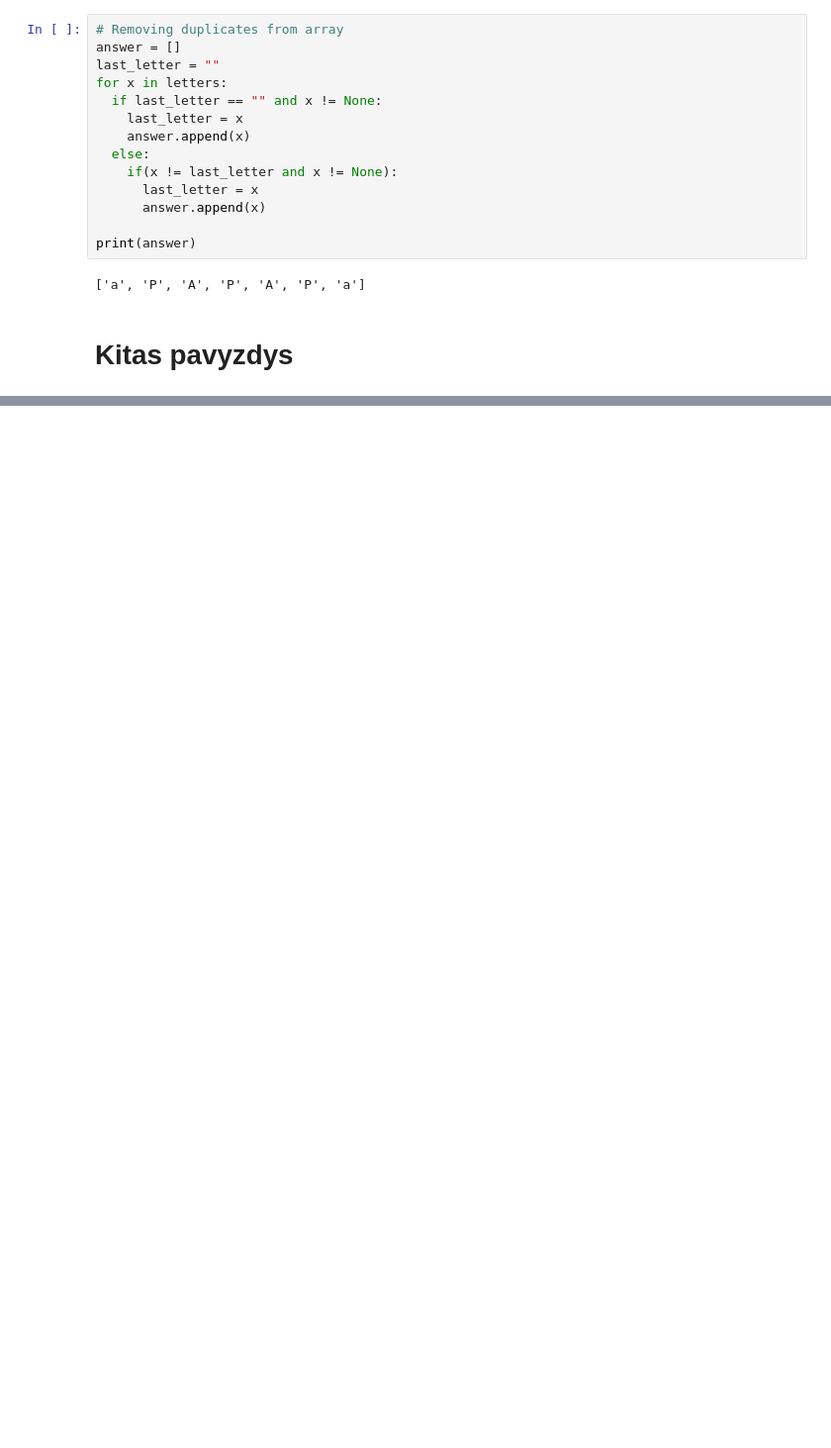
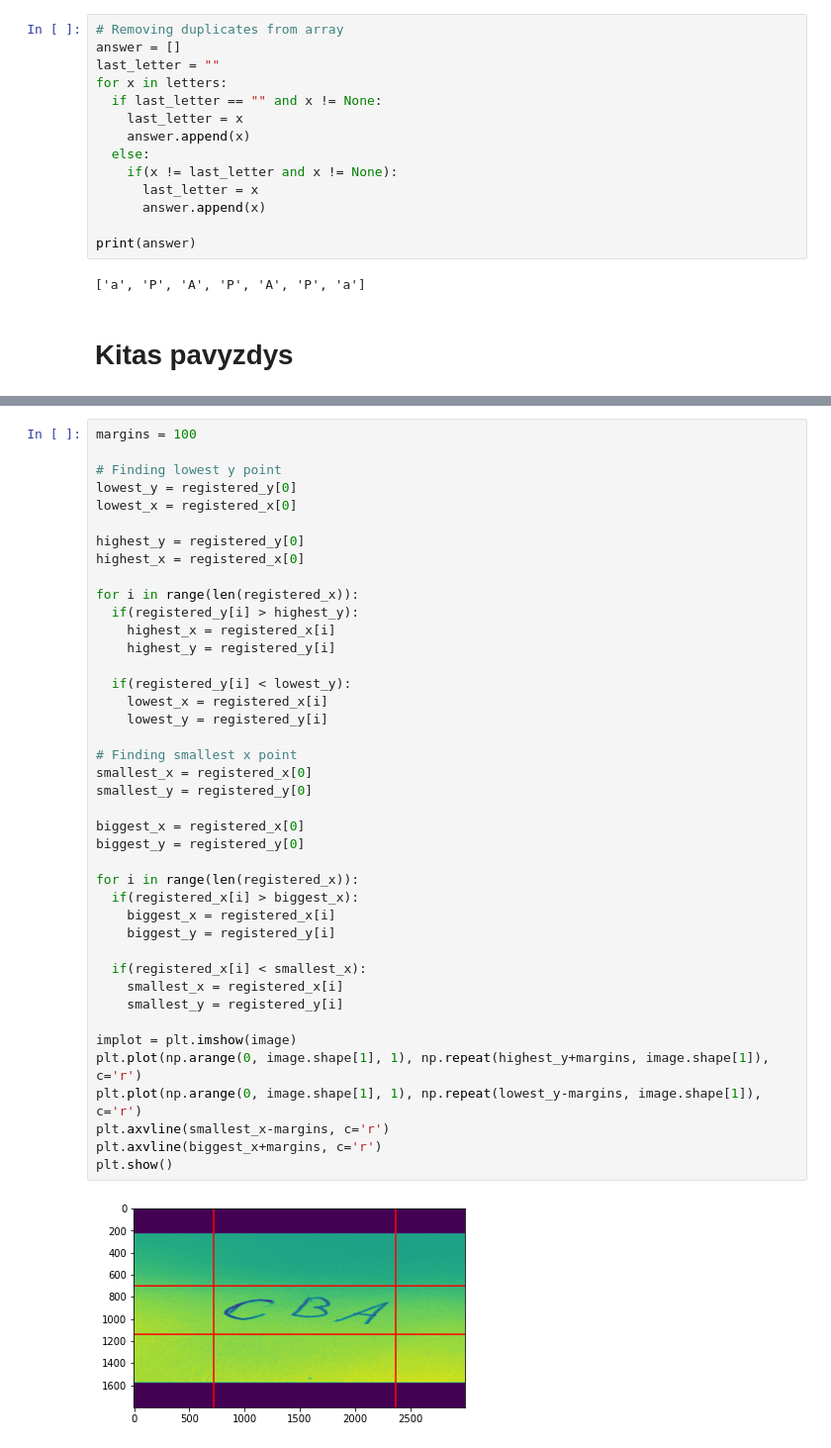
Before and after one commit to PauliusMilmantas/Lithuanian_OCR, a Jupyter notebook: Code/Detection.ipynb, the cells around one changed output, grey strips where cells are left out. Shown: that part at 99% size. Drawn from its saved outputs; the diff is of its cells as text; blank space fills up the shorter version.

```diff
--- a/Code/Detection.ipynb
+++ b/Code/Detection.ipynb
@@ -411,0 +522,43 @@ plt.imshow(image)
+# %%
+margins = 100
+
+# Finding lowest y point
+lowest_y = registered_y[0]
+lowest_x = registered_x[0]
+
+highest_y = registered_y[0]
+highest_x = registered_x[0]
+
+for i in range(len(registered_x)):
+  if(registered_y[i] > highest_y):
+    highest_x = registered_x[i]
+    highest_y = registered_y[i]
+
+  if(registered_y[i] < lowest_y):
+    lowest_x = registered_x[i]
+    lowest_y = registered_y[i]
+
+# Finding smallest x point
+smallest_x = registered_x[0]
+smallest_y = registered_y[0]
+
+biggest_x = registered_x[0]
+biggest_y = registered_y[0]
+
+for i in range(len(registered_x)):
+  if(registered_x[i] > biggest_x):
+    biggest_x = registered_x[i]
+    biggest_y = registered_y[i]
+
+  if(registered_x[i] < smallest_x):
+    smallest_x = registered_x[i]
+    smallest_y = registered_y[i]
+
+implot = plt.imshow(image)
+plt.plot(np.arange(0, image.shape[1], 1), np.repeat(highest_y+margins, image.shape[1]), c='r')
+plt.plot(np.arange(0, image.shape[1], 1), np.repeat(lowest_y-margins, image.shape[1]), c='r')
+plt.axvline(smallest_x-margins, c='r')
+plt.axvline(biggest_x+margins, c='r')
+plt.show()
+# %% [output]
+[figure, added]
```
Also changed, not shown: parts of 7 cells of this notebook.
